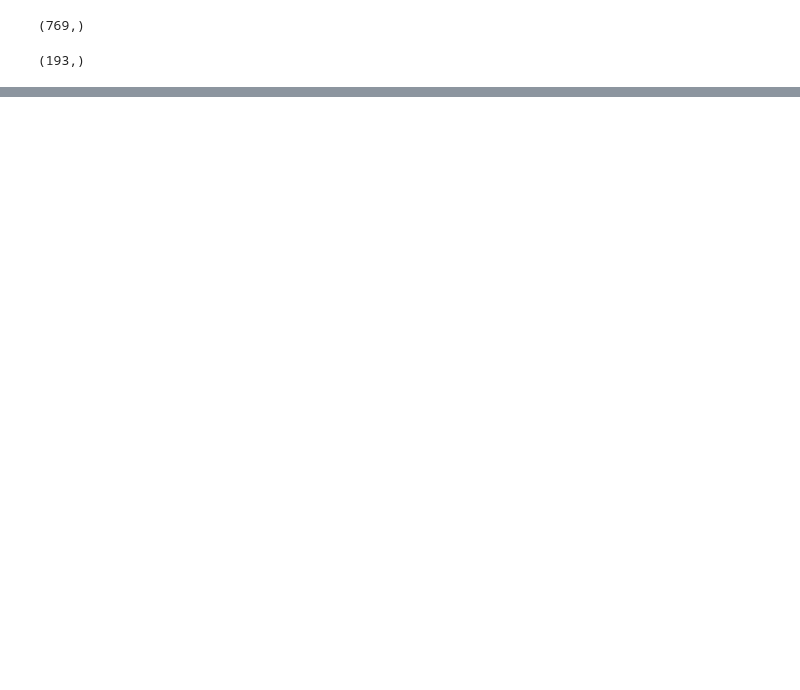
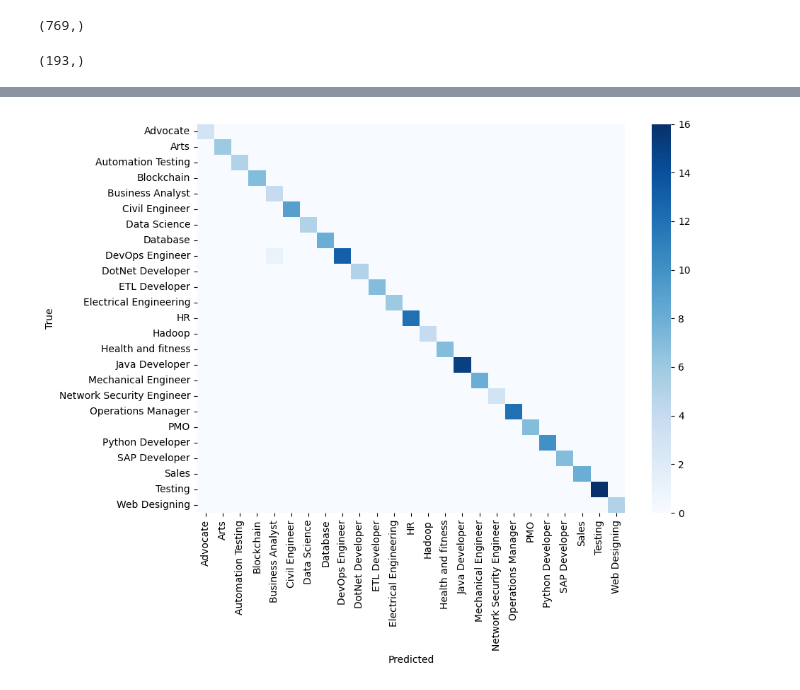
Before and after one commit to sarthakdhame/Resume-Analyzer, a Jupyter notebook: resumeanalyzer.ipynb, the cells around one changed output, grey strips where cells are left out. Saved outputs shown, nothing was run; the diff lists cells and outputs as text; code cells hidden in the pictures; blank space fills up the shorter version.

Commit message:
Update notebook: cleaning and model tweaks

```diff
--- a/resumeanalyzer.ipynb
+++ b/resumeanalyzer.ipynb
@@ -121,6 +123,6 @@ df['Resume'][7]
 # %%
 le = LabelEncoder()
-le.fit(df[['Category']])
+le.fit(df['Category'])
 df['Category'] = le.transform(df['Category'])
 # %%
 df['Category'].unique()
@@ -128,7 +130,7 @@ df['Category'].unique()
 array([ 6, 12,  0,  1, 24, 16, 22, 14,  5, 15,  4, 21,  2, 11, 18, 20,  8,
        17, 19,  7, 13, 10,  9,  3, 23])
 # %%
-tfidf = TfidfVectorizer()
+tfidf = TfidfVectorizer(ngram_range=(1, 2), min_df=2, max_features=50000, sublinear_tf=True)
 tfidf.fit(df['Resume'])
 resume = tfidf.transform(df['Resume'])
 # %%
@@ -194,4 +196,9 @@ Accuracy of OneVsRestClassifier on test data: 99.48%
 # %%
-model = LogisticRegression()
-model.fit(X_train,y_train)
+model = LogisticRegression(max_iter=300, n_jobs=-1, C=4.0, class_weight='balanced')
+model.fit(X_train, y_train)
 y_pred = model.predict(X_test)
+# %%
+from sklearn.metrics import classification_report, confusion_matrix
+
+labels = np.unique(y_test)
+print(classification_report(y_test, y_pred, labels=labels, target_names=le.inverse_transform(labels)))
@@ -198,3 +223,14 @@ y_pred = model.predict(X_test)
+# %%
+cm = confusion_matrix(y_test, y_pred, labels=labels)
+plt.figure(figsize=(10, 8))
+sns.heatmap(cm, cmap='Blues', annot=False,
+            xticklabels=le.inverse_transform(labels),
+            yticklabels=le.inverse_transform(labels))
+plt.xlabel('Predicted')
+plt.ylabel('True')
+plt.tight_layout()
+# %% [output]
+[figure, added]
 # %%
 my_resume = df['Resume'][0]
 my_resume
```
Also changed, not shown: parts of 13 cells of this notebook.
